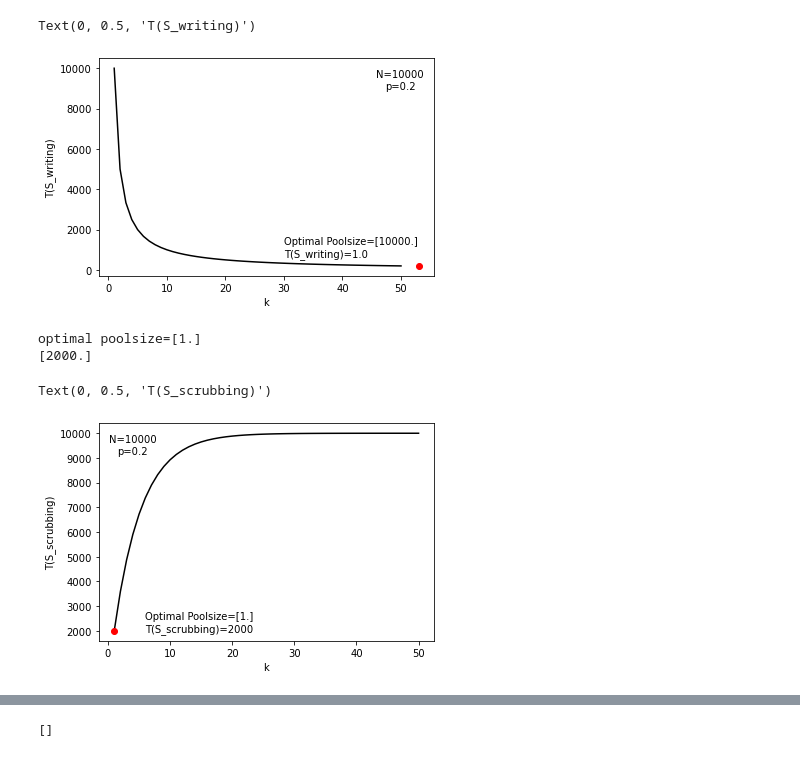
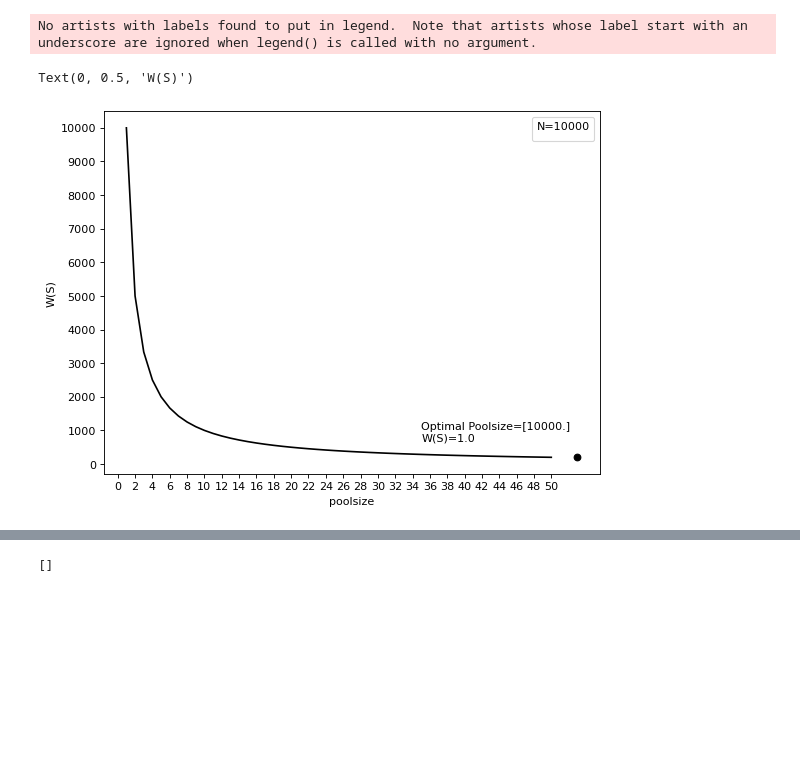
Before and after one commit to metsch/masterthesis, a Jupyter notebook: src/py/rq1.ipynb, the cells around one changed output, grey strips where cells are left out. Cells and saved outputs as stored; diff of their text form; code cells hidden in the pictures; blank space fills up the shorter version.

```diff
--- a/src/py/rq1.ipynb
+++ b/src/py/rq1.ipynb
@@ -1,63 +1,38 @@
 # %%
 import math
 from scipy import optimize
 import matplotlib.pyplot as plt
 import numpy as np
 import pandas as pd
+from matplotlib.pyplot import cm
+from itertools import cycle
+
 N = 10000
 percent = 20
 prevalence = (percent * N) /100.0
 p = prevalence/N
 
-def expected_write_transactions(k):
+def expected_write_transactions(k,p):
     number_of_pools = N/k
     return number_of_pools
-
+plt.figure(figsize=(8, 6), dpi=80)
 x = np.linspace(1,50,50).astype(float)
-y = expected_write_transactions(x)
+y = expected_write_transactions(x,p)
 
 x_n = np.linspace(1,N,N).astype(float)
-y_n = expected_write_transactions(x_n)
+y_n = expected_write_transactions(x_n,p)
 
 opt_idx_plot = np.where(y==np.amin(y))
+plt.plot(x,y,"black")
 
-fig = plt.figure()
-new=fig.add_subplot(111)
-new.plot(x,y,"black")
-new.plot(x[opt_idx_plot]+3,y[opt_idx_plot],"ro")
-new.text(x[opt_idx_plot]-20,y[opt_idx_plot]+500,"Optimal Poolsize={}\nT(S_writing)={}".format(x_n[np.where(y_n==np.amin(y_n))],np.amin(y_n)))
-new.text(0.9,0.9,"N={}\np={}".format(N,p),ha='center', va='center', transform=new.transAxes)
-plt.xlabel("k")
-plt.ylabel("T(S_writing)")
+plt.scatter(x[opt_idx_plot]+3,y[opt_idx_plot],c="black")
+plt.text(35,y[opt_idx_plot]+500,"Optimal Poolsize={}\nW(S)={}".format(x_n[np.where(y_n==np.amin(y_n))],np.amin(y_n)))
+plt.legend(title="N=10000")
+plt.xlabel("poolsize")
+plt.xticks(np.arange(0, max(x)+1, 2.0))
+plt.yticks(np.arange(0, N + 1000, 1000))
+plt.ylabel("W(S)")
 # %% [output]
-Text(0, 0.5, 'T(S_writing)')
+No artists with labels found to put in legend.  Note that artists whose label start with an underscore are ignored when legend() is called with no argument.
+Text(0, 0.5, 'W(S)')
-[figure, old version]
+[figure, new version]
-# %%
-def expected_scrubbing(k):
-    number_of_pools = N/k
-    number_of_positive_pools = (1 - np.power((1-p),k))* number_of_pools
-    return number_of_positive_pools*k
-
-x = np.linspace(1,50,50).astype(float)
-y = expected_scrubbing(x)
-
-x_n = np.linspace(1,N,N).astype(float)
-y_n = expected_scrubbing(x_n)
-
-opt_idx = np.where(y==np.amin(y))
-print("optimal poolsize={}".format(x[opt_idx]))
-opt_k = y[opt_idx]
-print(opt_k)
-fig = plt.figure()
-new=fig.add_subplot(111)
-new.plot(x,y,"black")
-new.plot(x_n[opt_idx],y_n[opt_idx],"ro")
-new.text(x_n[opt_idx]+5,y_n[opt_idx]+3,"Optimal Poolsize={}\nT(S_scrubbing)={}".format(x[opt_idx],math.ceil(np.amin(y_n))))
-new.text(0.1,0.9,"N={}\np={}".format(N,p),ha='center', va='center', transform=new.transAxes)
-plt.xlabel("k")
-plt.ylabel("T(S_scrubbing)")
-# %% [output]
-optimal poolsize=[1.]
-[2000.]
-Text(0, 0.5, 'T(S_scrubbing)')
-[figure, removed]
```
Also changed, not shown: parts of 5 cells of this notebook, 18 other files.
